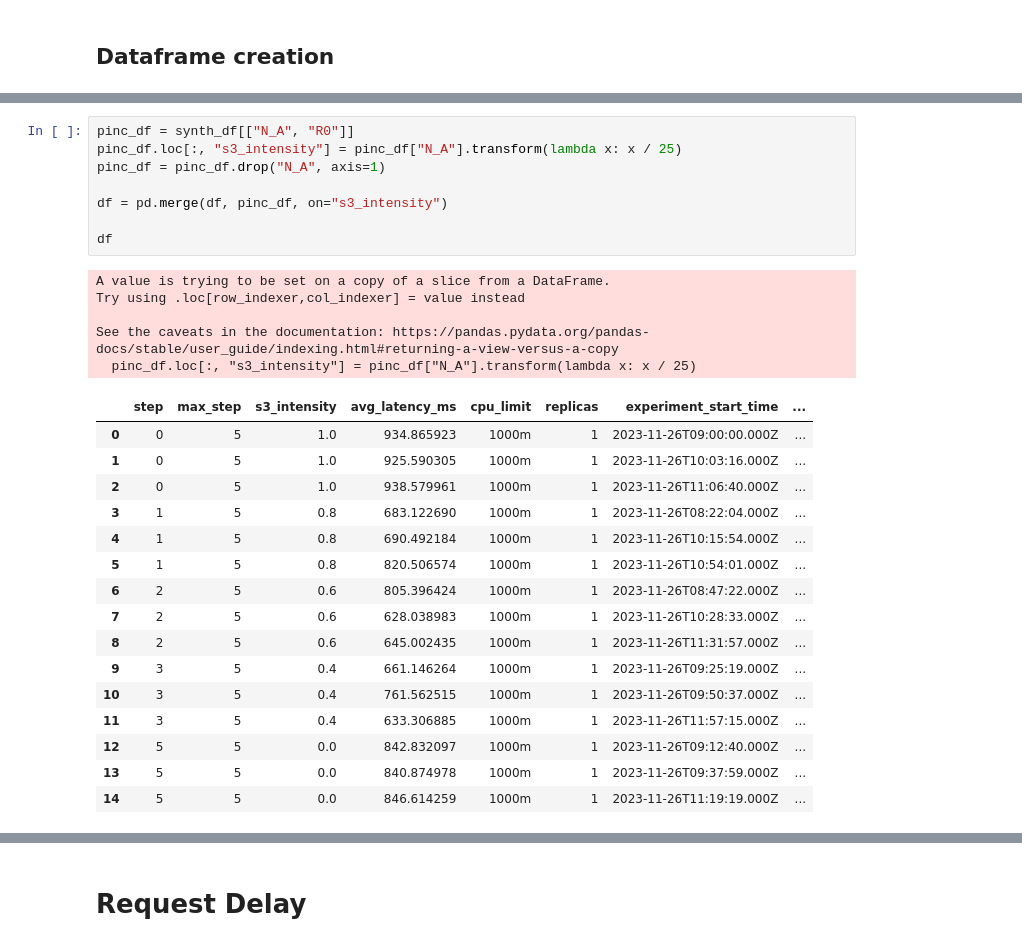
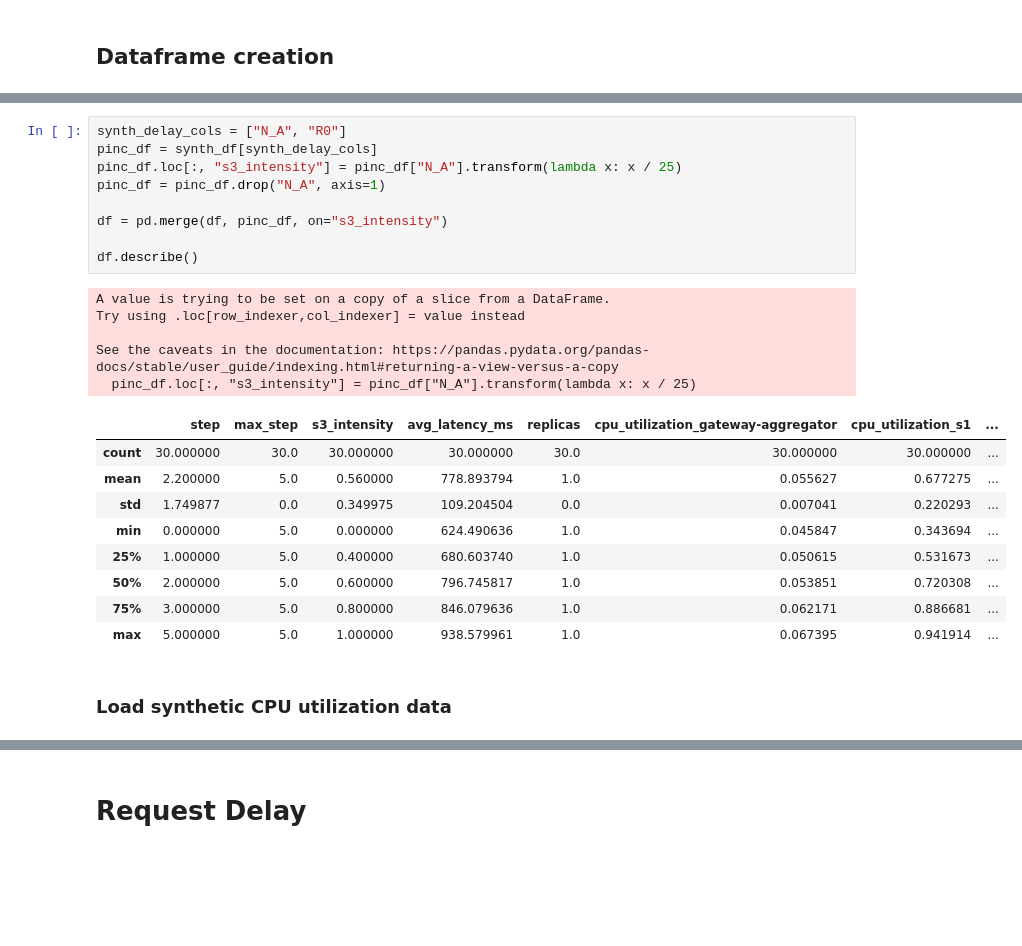
Before and after one commit to wmeijer221/muBench-experiment, a Jupyter notebook: gssi_experiment/gateway_aggregator/analysis_singular.ipynb, the cells around one changed output, grey strips where cells are left out. Drawn from its saved outputs; the diff is of its cells as text; blank space fills up the shorter version.

```diff
--- a/gssi_experiment/gateway_aggregator/analysis_singular.ipynb
+++ b/gssi_experiment/gateway_aggregator/analysis_singular.ipynb
@@ -130,33 +127,29 @@ df
 # %%
-pinc_df = synth_df[["N_A", "R0"]]
+synth_delay_cols = ["N_A", "R0"]
+pinc_df = synth_df[synth_delay_cols]
 pinc_df.loc[:, "s3_intensity"] = pinc_df["N_A"].transform(lambda x: x / 25)
 pinc_df = pinc_df.drop("N_A", axis=1)
 
 df = pd.merge(df, pinc_df, on="s3_intensity")
 
-df
+df.describe()
 # %% [output]
 A value is trying to be set on a copy of a slice from a DataFrame.
 Try using .loc[row_indexer,col_indexer] = value instead
 
 See the caveats in the documentation: https://pandas.pydata.org/pandas-docs/stable/user_guide/indexing.html#returning-a-view-versus-a-copy
   pinc_df.loc[:, "s3_intensity"] = pinc_df["N_A"].transform(lambda x: x / 25)
-|  | step | max_step | s3_intensity | avg_latency_ms | cpu_limit | replicas | experiment_start_time | ... |
-| 0 | 0 | 5 | 1.0 | 934.865923 | 1000m | 1 | 2023-11-26T09:00:00.000Z | ... |
-| 1 | 0 | 5 | 1.0 | 925.590305 | 1000m | 1 | 2023-11-26T10:03:16.000Z | ... |
-| 2 | 0 | 5 | 1.0 | 938.579961 | 1000m | 1 | 2023-11-26T11:06:40.000Z | ... |
-| 3 | 1 | 5 | 0.8 | 683.122690 | 1000m | 1 | 2023-11-26T08:22:04.000Z | ... |
-| 4 | 1 | 5 | 0.8 | 690.492184 | 1000m | 1 | 2023-11-26T10:15:54.000Z | ... |
-| 5 | 1 | 5 | 0.8 | 820.506574 | 1000m | 1 | 2023-11-26T10:54:01.000Z | ... |
-| 6 | 2 | 5 | 0.6 | 805.396424 | 1000m | 1 | 2023-11-26T08:47:22.000Z | ... |
-| 7 | 2 | 5 | 0.6 | 628.038983 | 1000m | 1 | 2023-11-26T10:28:33.000Z | ... |
-| 8 | 2 | 5 | 0.6 | 645.002435 | 1000m | 1 | 2023-11-26T11:31:57.000Z | ... |
-| 9 | 3 | 5 | 0.4 | 661.146264 | 1000m | 1 | 2023-11-26T09:25:19.000Z | ... |
-| 10 | 3 | 5 | 0.4 | 761.562515 | 1000m | 1 | 2023-11-26T09:50:37.000Z | ... |
-| 11 | 3 | 5 | 0.4 | 633.306885 | 1000m | 1 | 2023-11-26T11:57:15.000Z | ... |
-| 12 | 5 | 5 | 0.0 | 842.832097 | 1000m | 1 | 2023-11-26T09:12:40.000Z | ... |
-| 13 | 5 | 5 | 0.0 | 840.874978 | 1000m | 1 | 2023-11-26T09:37:59.000Z | ... |
-| 14 | 5 | 5 | 0.0 | 846.614259 | 1000m | 1 | 2023-11-26T11:19:19.000Z | ... |
+|  | step | max_step | s3_intensity | avg_latency_ms | replicas | cpu_utilization_gateway-aggregator | cpu_utilization_s1 | ... |
+| count | 30.000000 | 30.0 | 30.000000 | 30.000000 | 30.0 | 30.000000 | 30.000000 | ... |
+| mean | 2.200000 | 5.0 | 0.560000 | 778.893794 | 1.0 | 0.055627 | 0.677275 | ... |
+| std | 1.749877 | 0.0 | 0.349975 | 109.204504 | 0.0 | 0.007041 | 0.220293 | ... |
+| min | 0.000000 | 5.0 | 0.000000 | 624.490636 | 1.0 | 0.045847 | 0.343694 | ... |
+| 25% | 1.000000 | 5.0 | 0.400000 | 680.603740 | 1.0 | 0.050615 | 0.531673 | ... |
+| 50% | 2.000000 | 5.0 | 0.600000 | 796.745817 | 1.0 | 0.053851 | 0.720308 | ... |
+| 75% | 3.000000 | 5.0 | 0.800000 | 846.079636 | 1.0 | 0.062171 | 0.886681 | ... |
+| max | 5.000000 | 5.0 | 1.000000 | 938.579961 | 1.0 | 0.067395 | 0.941914 | ... |
+# %% [markdown]
+### Load synthetic CPU utilization data
 # %%
 synth_cpu_cols = ["N_A", "Ugw", "Us1", "Us2", "Us3"]
 pinc_df = synth_df[synth_cpu_cols]
```
Also changed, not shown: parts of 17 cells of this notebook, 3 other files.
